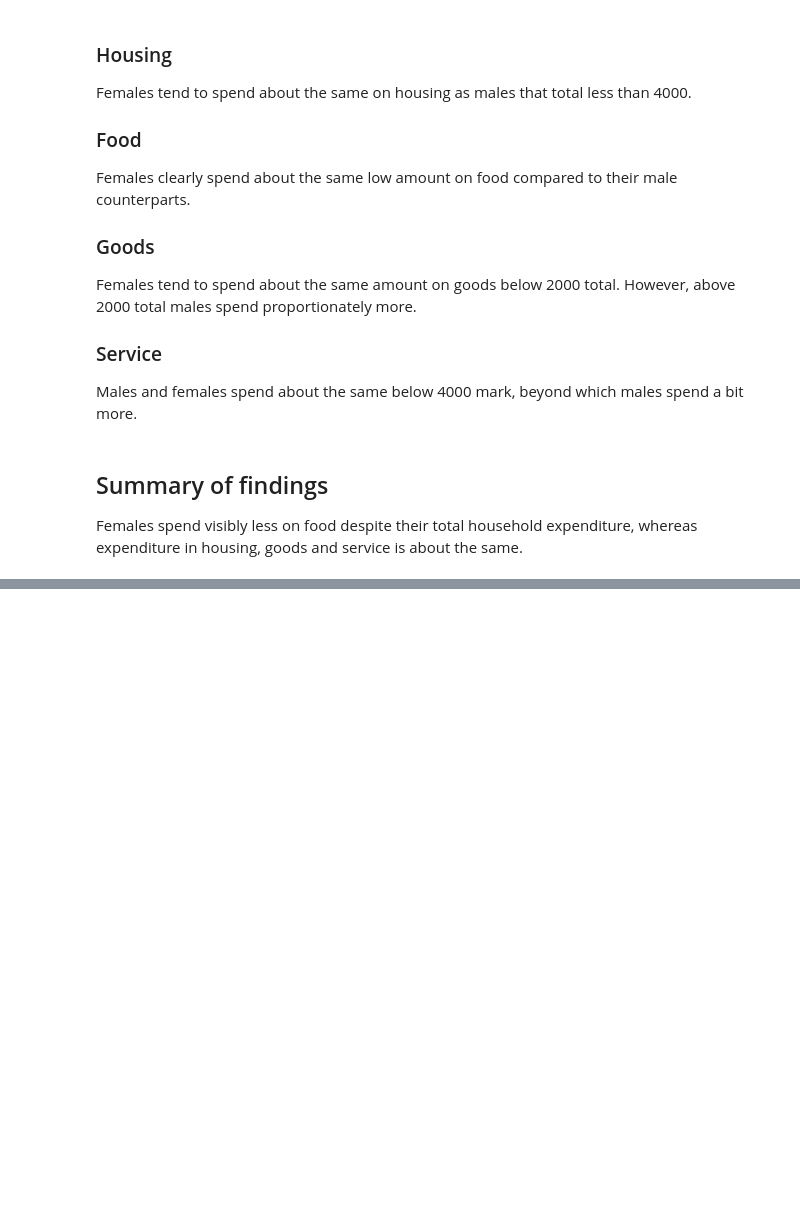
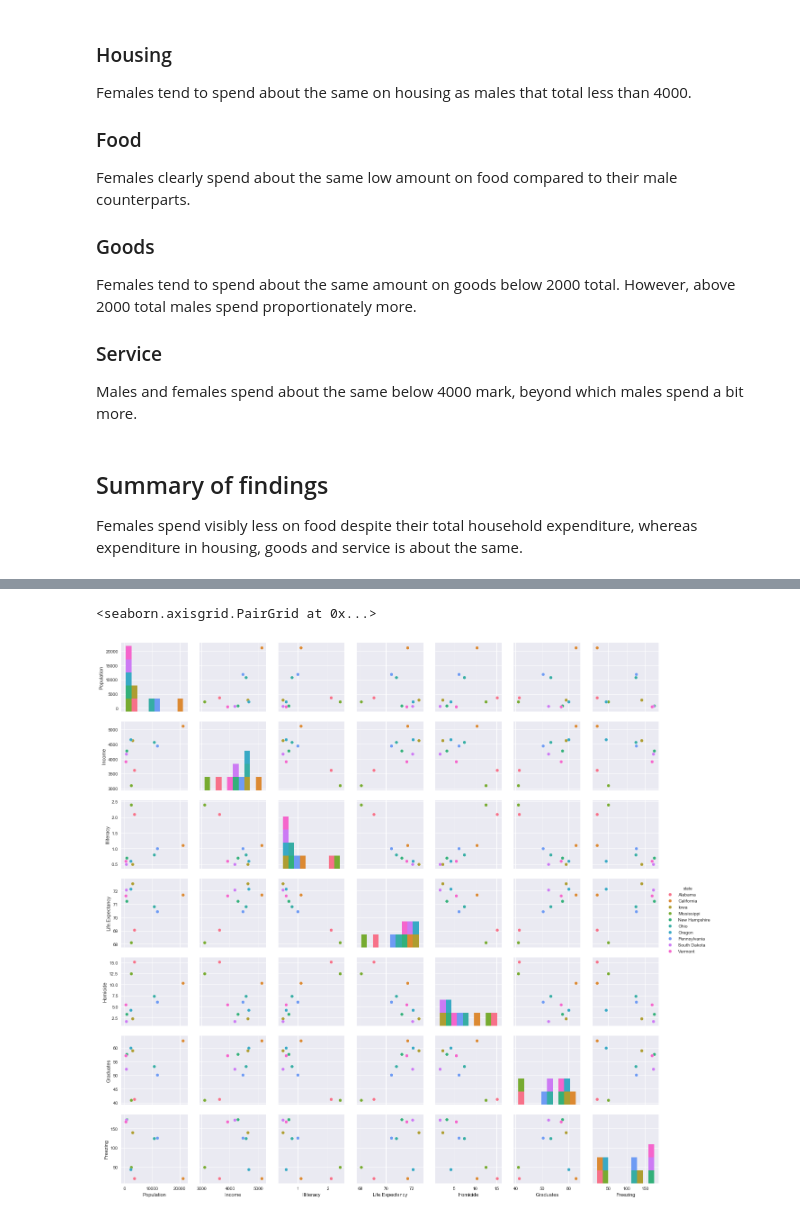
Before and after one commit to seporaitis/hsaur-python, a Jupyter notebook: Chapter2.ipynb, the cells around one changed output, grey strips where cells are left out. Cells and saved outputs as stored; diff of their text form; code cells hidden in the pictures; blank space fills up the shorter version.

```diff
--- a/Chapter2.ipynb
+++ b/Chapter2.ipynb
@@ -414,0 +433,4 @@ Females spend visibly less on food despite their total household expenditure, wh
+# %%
+usstates = pd.read_csv("USstates.csv")
+usstates.rename(index=str, columns={'Unnamed: 0': 'state'}, inplace=True)
+usstates
@@ -414,0 +461,5 @@ Females spend visibly less on food despite their total household expenditure, wh
+# %%
+sns.pairplot(hue='state', data=usstates)
+# %% [output]
+<seaborn.axisgrid.PairGrid at 0x...>
+[figure, added]
```
Also changed, not shown: parts of 17 cells of this notebook, 2 other files.
